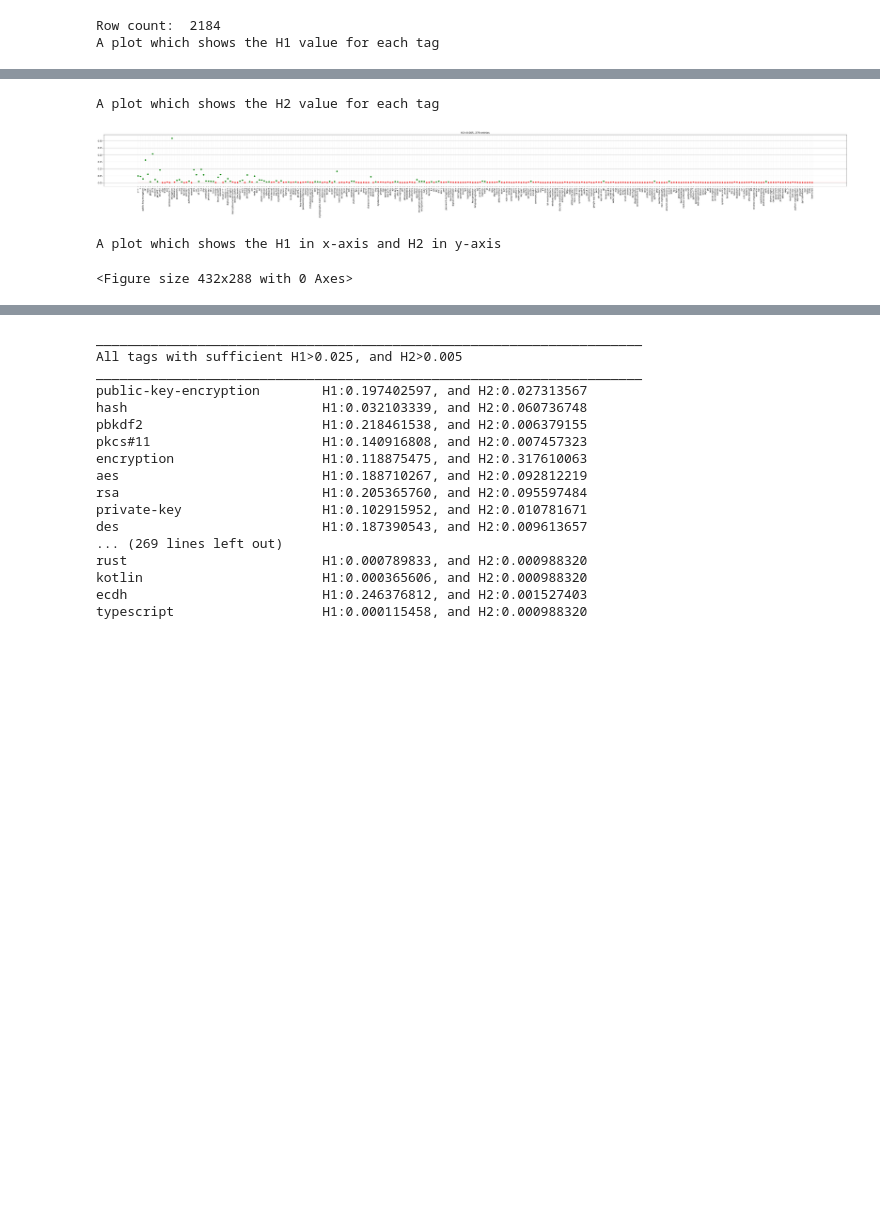
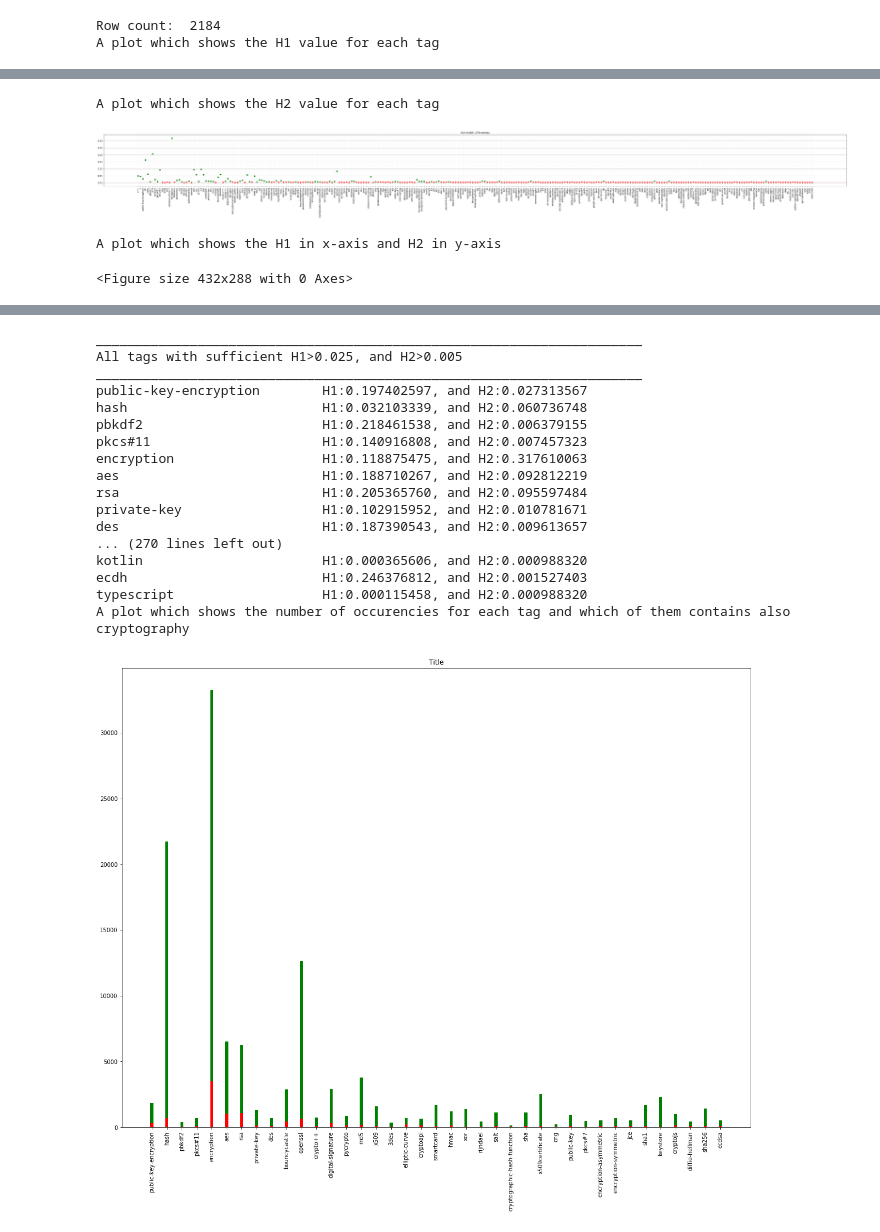
Before and after one commit to Dasteme/SoftwareComposition2019, a Jupyter notebook: Scripts/Selecting_tags.ipynb, the cells around one changed output, grey strips where cells are left out. Saved outputs shown, nothing was run; the diff lists cells and outputs as text; code cells hidden in the pictures; blank space fills up the shorter version.

```diff
--- a/Scripts/Selecting_tags.ipynb
+++ b/Scripts/Selecting_tags.ipynb
@@ -51,6 +51,35 @@ def change_row_takeit(tagid, takeit, h1tresh, h2tresh):
     cursor.execute(sql_query);
     #print(sql_query)
 
+
+
+
+def draw_plot_counter(maxValues, withCryptoValues, names):
+    print('A plot which shows the number of occurencies for each tag and which of them contains also cryptography')
+    fig = plt.figure(figsize=(20, 15))
+    ax = fig.add_subplot(111)
+
+    x = np.array(np.arange(0, len(names), 1))
+    yMax = np.array(maxValues);
+    yCrypto = np.array(withCryptoValues);
+    x_lbl = names
+    plt.xticks(x, x_lbl)
+    plt.xticks(rotation=90)
+
+    #plt.scatter(x, y, c=colors)
+
+    #plt.plot(x, y, 'ro')
+
+    bar_width = 0.2
+
+
+
+    plt.bar(x, yMax, width=bar_width, label='max', color='g', bottom=yCrypto)
+    plt.bar(x, yCrypto, width=bar_width, label='withCrypto', color='r')
+
+    plt.title('Title')
+    #plt.savefig(name + '.png', dpi=200)
+    plt.show()
 
 
 def draw_plot_H1orH2(yValues, yTresh, name):
@@ -164,32 +193,42 @@ h2s = [float(obj[5]) for obj in recordsNew[0:count]]
 plotH1 = 0.025
 plotH2 = 0.005
 draw_plot_H1orH2(h1s, plotH1, 'H1')
 draw_plot_H1orH2(h2s, plotH2, 'H2')
 draw_plot_H1_H2(plotH1, plotH2)
+
+
 list_H1_and_H2_values(plotH1, plotH2)
+
+myTags = []
+for row in recordsNew:
+        if (row[4] > plotH1 and row[5] > plotH2):
+            myTags.append(row)
+
+draw_plot_counter([int(obj[3]) for obj in myTags[0:count]], [int(obj[2]) for obj in myTags[0:count]], [obj[1] for obj in myTags[0:count]])
 # %% [output]
 Row count:  2184
 A plot which shows the H1 value for each tag
 [figure]
 A plot which shows the H2 value for each tag
 [figure]
 A plot which shows the H1 in x-axis and H2 in y-axis
 <Figure size 432x288 with 0 Axes>
 [figure]
 ______________________________________________________________________
 All tags with sufficient H1>0.025, and H2>0.005
 ______________________________________________________________________
 public-key-encryption        H1:0.197402597, and H2:0.027313567
 hash                         H1:0.032103339, and H2:0.060736748
 pbkdf2                       H1:0.218461538, and H2:0.006379155
 pkcs#11                      H1:0.140916808, and H2:0.007457323
 encryption                   H1:0.118875475, and H2:0.317610063
 aes                          H1:0.188710267, and H2:0.092812219
 rsa                          H1:0.205365760, and H2:0.095597484
 private-key                  H1:0.102915952, and H2:0.010781671
 des                          H1:0.187390543, and H2:0.009613657
-... (269 lines left out)
-rust                         H1:0.000789833, and H2:0.000988320
+... (270 lines left out)
 kotlin                       H1:0.000365606, and H2:0.000988320
 ecdh                         H1:0.246376812, and H2:0.001527403
 typescript                   H1:0.000115458, and H2:0.000988320
+A plot which shows the number of occurencies for each tag and which of them contains also cryptography
+[figure, added]
```
Also changed, not shown: 38 other files.
